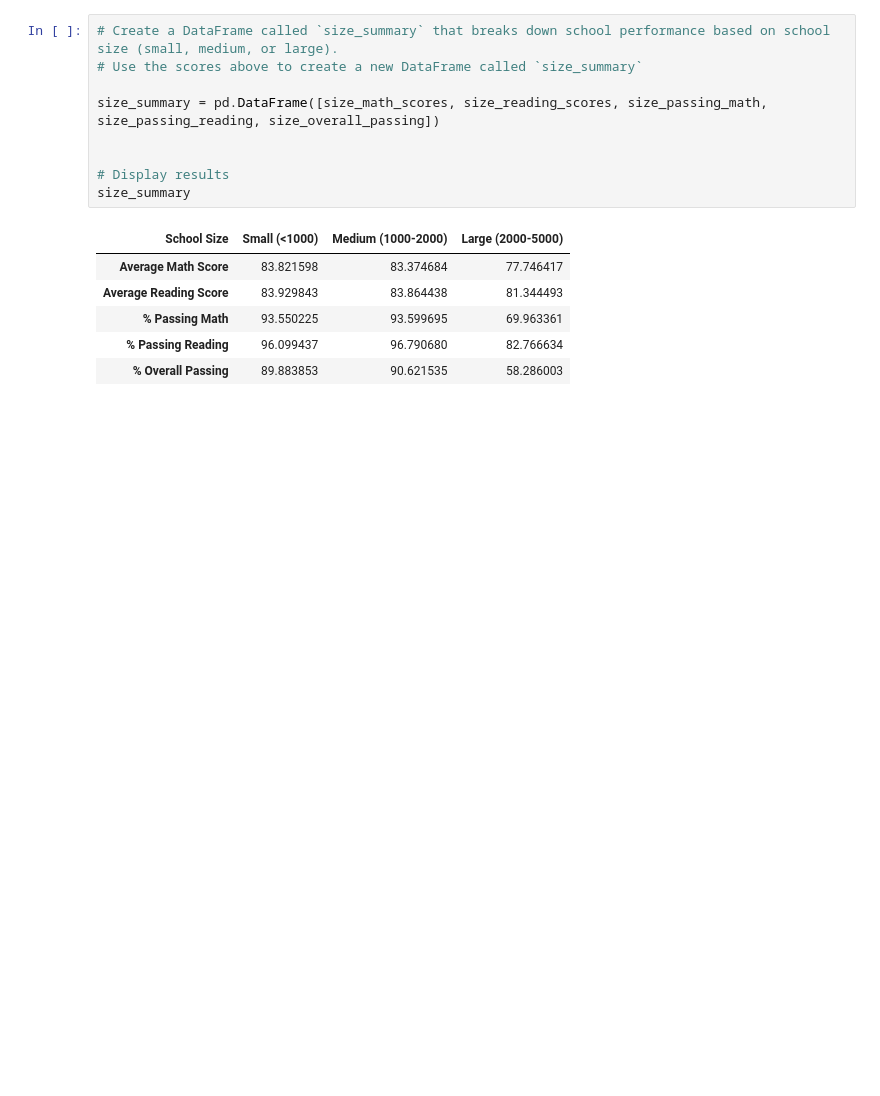
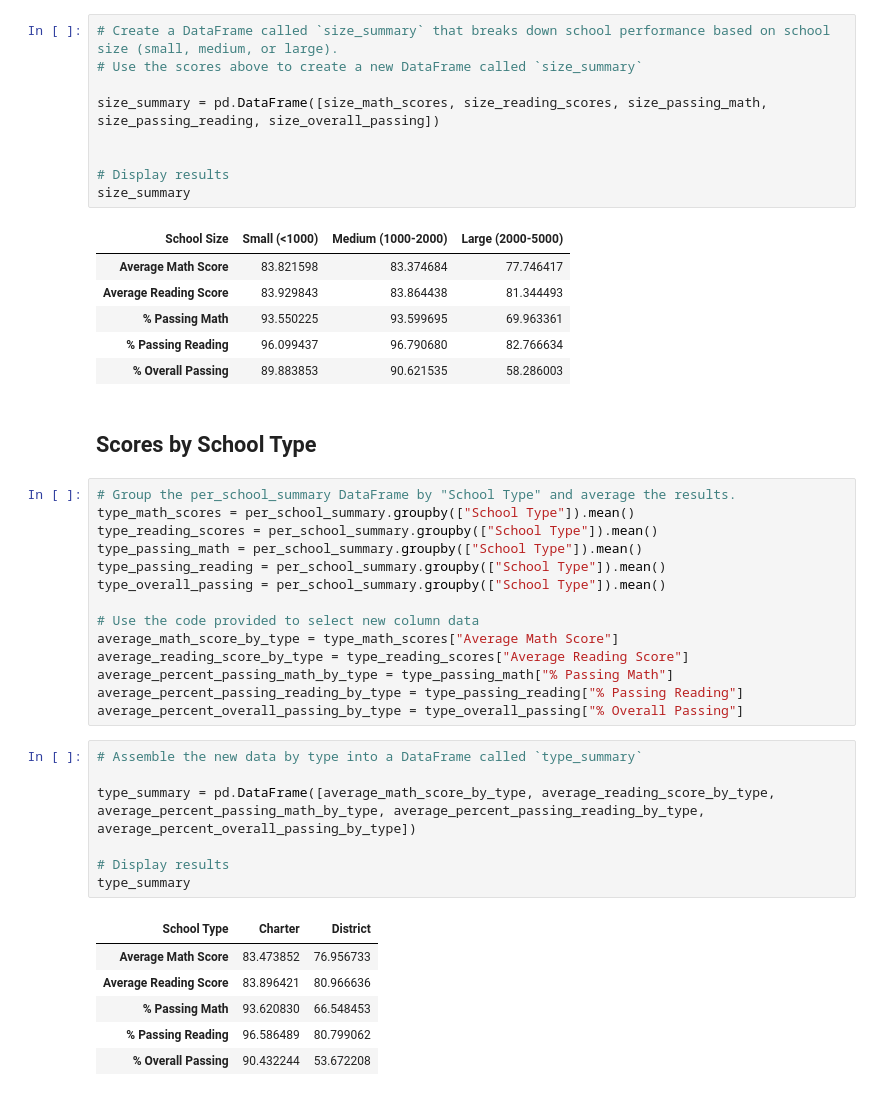
Before and after one commit to gdagger/Pandas-Challenge, a Jupyter notebook: PyCitySchools/PyCitySchools.ipynb, the cells around one changed output. Cells and saved outputs as stored; diff of their text form; blank space fills up the shorter version.

```diff
--- a/PyCitySchools/PyCitySchools.ipynb
+++ b/PyCitySchools/PyCitySchools.ipynb
@@ -477,3 +453,33 @@ size_summary
 | % Passing Math | 93.550225 | 93.599695 | 69.963361 |
 | % Passing Reading | 96.099437 | 96.790680 | 82.766634 |
 | % Overall Passing | 89.883853 | 90.621535 | 58.286003 |
+# %% [markdown]
+## Scores by School Type
+# %%
+# Group the per_school_summary DataFrame by "School Type" and average the results.
+type_math_scores = per_school_summary.groupby(["School Type"]).mean()
+type_reading_scores = per_school_summary.groupby(["School Type"]).mean()
+type_passing_math = per_school_summary.groupby(["School Type"]).mean()
+type_passing_reading = per_school_summary.groupby(["School Type"]).mean()
+type_overall_passing = per_school_summary.groupby(["School Type"]).mean()
+
+# Use the code provided to select new column data
+average_math_score_by_type = type_math_scores["Average Math Score"]
+average_reading_score_by_type = type_reading_scores["Average Reading Score"]
+average_percent_passing_math_by_type = type_passing_math["% Passing Math"]
+average_percent_passing_reading_by_type = type_passing_reading["% Passing Reading"]
+average_percent_overall_passing_by_type = type_overall_passing["% Overall Passing"]
+# %%
+# Assemble the new data by type into a DataFrame called `type_summary`
+
+type_summary = pd.DataFrame([average_math_score_by_type, average_reading_score_by_type, average_percent_passing_math_by_type, average_percent_passing_reading_by_type, average_percent_overall_passing_by_type])
+
+# Display results
+type_summary
+# %% [output]
+| School Type | Charter | District |
+| Average Math Score | 83.473852 | 76.956733 |
+| Average Reading Score | 83.896421 | 80.966636 |
+| % Passing Math | 93.620830 | 66.548453 |
+| % Passing Reading | 96.586489 | 80.799062 |
+| % Overall Passing | 90.432244 | 53.672208 |
```
Also changed, not shown: parts of 7 cells of this notebook.
